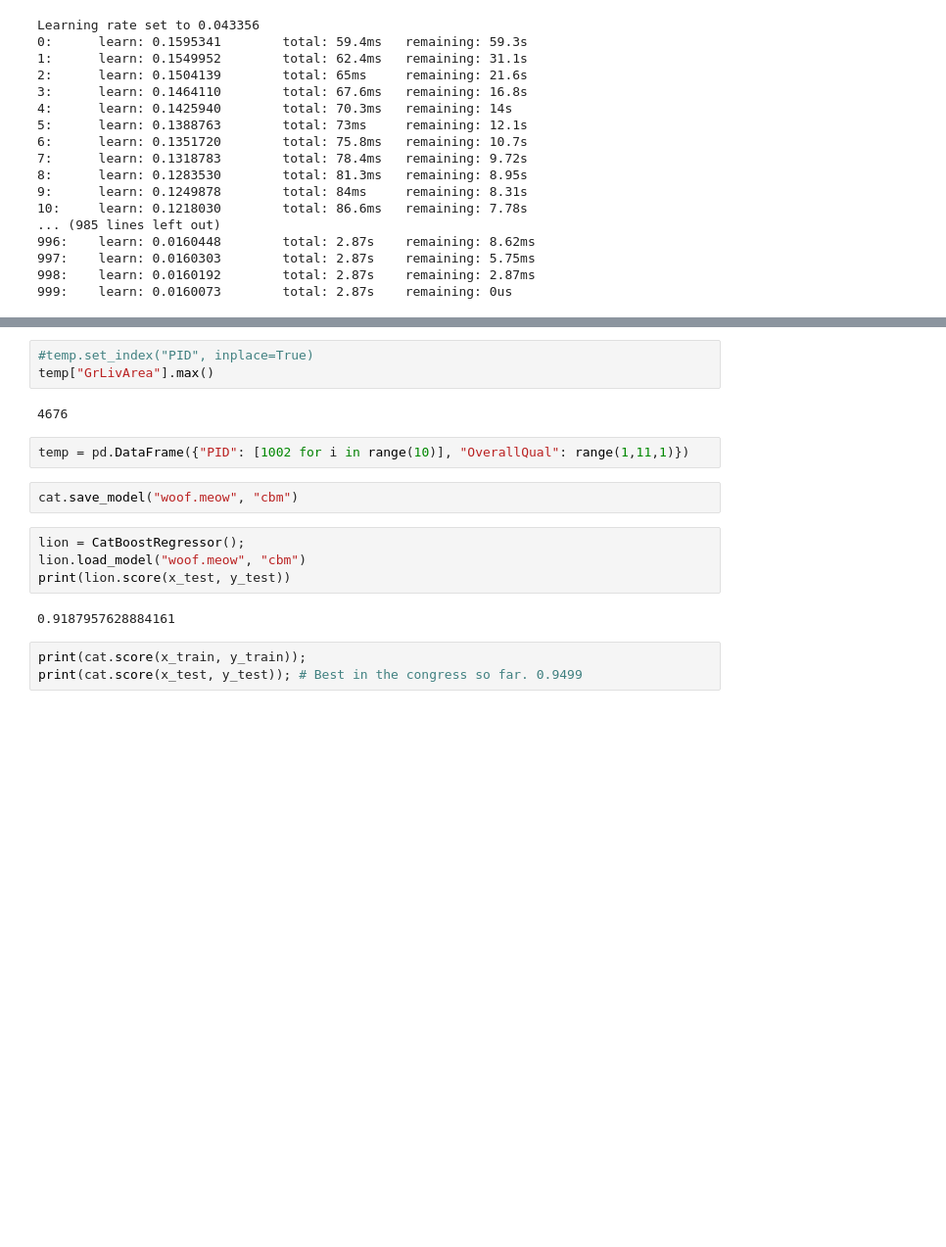
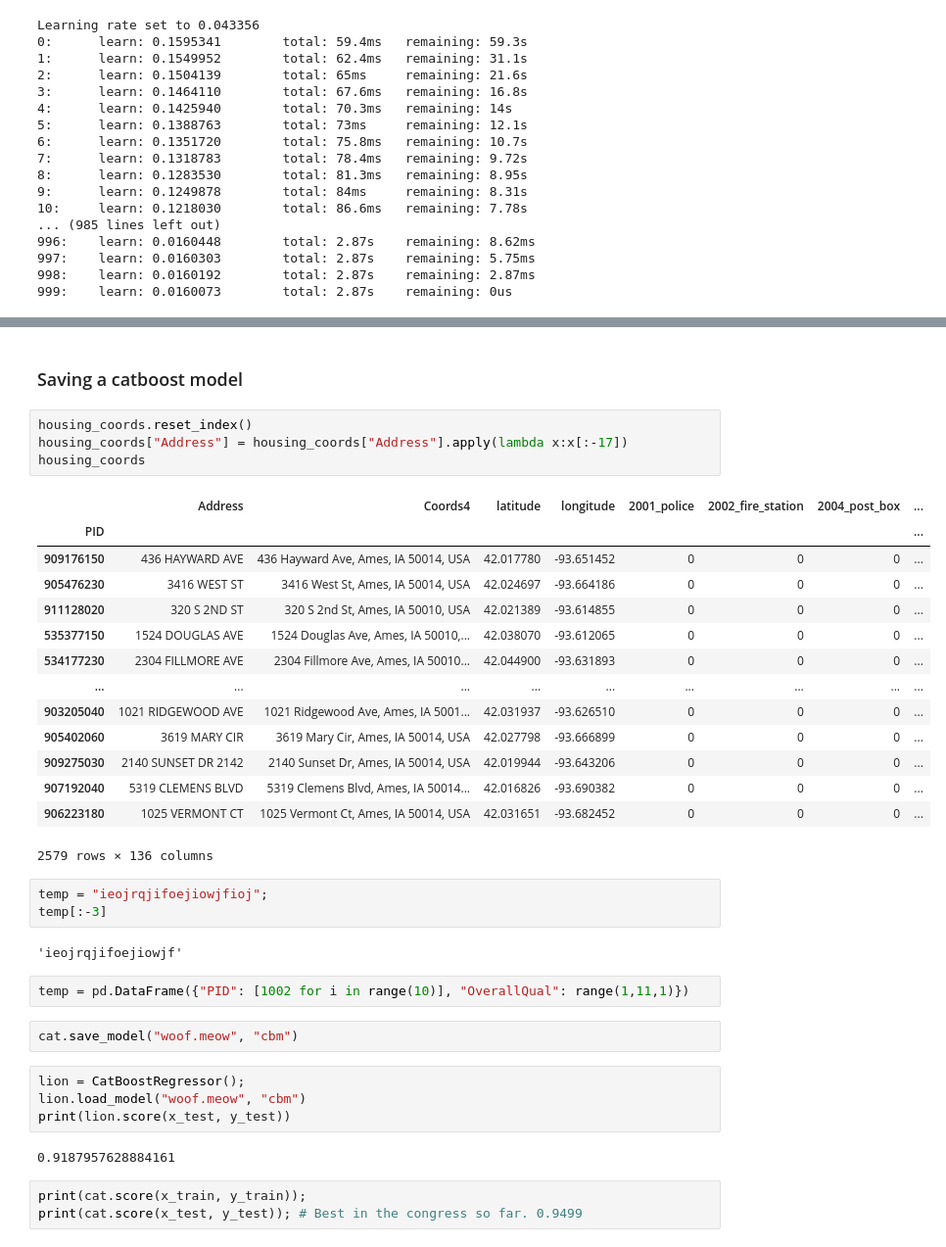
Before and after one commit to kiwymic/operation_goldfish-1, a Jupyter notebook: Hao-Wei/Gradient boosting with vicinity selection_v4.ipynb, the cells around one changed output, grey strips where cells are left out. Shown at 98% size. Drawn from its saved outputs; the diff is of its cells as text; blank space fills up the shorter version.

Commit message:
The last version of ML page using v4 housing data. Will start working on Matt and Mo's finalized dataset.

```diff
--- a/Hao-Wei/Gradient boosting with vicinity selection_v4.ipynb
+++ b/Hao-Wei/Gradient boosting with vicinity selection_v4.ipynb
@@ -310,18 +292,39 @@ housing_coords.reset_index()
-# %%
-#temp.set_index("PID", inplace=True)
-temp["GrLivArea"].max()
-# %% [output]
-4676
-# %%
-temp = pd.DataFrame({"PID": [1002 for i in range(10)], "OverallQual": range(1,11,1)})
-# %%
-cat.save_model("woof.meow", "cbm")
-# %%
-lion = CatBoostRegressor();
-lion.load_model("woof.meow", "cbm")
-print(lion.score(x_test, y_test))
-# %% [output]
-0.9187957628884161
+# %% [markdown]
+### Saving a catboost model
+# %%
+housing_coords.reset_index()
+housing_coords["Address"] = housing_coords["Address"].apply(lambda x:x[:-17])
+housing_coords
+# %% [output]
+|  | Address | Coords4 | latitude | longitude | 2001_police | 2002_fire_station | 2004_post_box | ... |
+| PID |  |  |  |  |  |  |  | ... |
+| 909176150 | 436 HAYWARD AVE | 436 Hayward Ave, Ames, IA 50014, USA | 42.017780 | -93.651452 | 0 | 0 | 0 | ... |
+| 905476230 | 3416 WEST ST | 3416 West St, Ames, IA 50014, USA | 42.024697 | -93.664186 | 0 | 0 | 0 | ... |
+| 911128020 | 320 S 2ND ST | 320 S 2nd St, Ames, IA 50010, USA | 42.021389 | -93.614855 | 0 | 0 | 0 | ... |
+| 535377150 | 1524 DOUGLAS AVE | 1524 Douglas Ave, Ames, IA 50010,... | 42.038070 | -93.612065 | 0 | 0 | 0 | ... |
+| 534177230 | 2304 FILLMORE AVE | 2304 Fillmore Ave, Ames, IA 50010... | 42.044900 | -93.631893 | 0 | 0 | 0 | ... |
+| ... | ... | ... | ... | ... | ... | ... | ... | ... |
+| 903205040 | 1021 RIDGEWOOD AVE | 1021 Ridgewood Ave, Ames, IA 5001... | 42.031937 | -93.626510 | 0 | 0 | 0 | ... |
+| 905402060 | 3619 MARY CIR | 3619 Mary Cir, Ames, IA 50014, USA | 42.027798 | -93.666899 | 0 | 0 | 0 | ... |
+| 909275030 | 2140 SUNSET DR 2142 | 2140 Sunset Dr, Ames, IA 50014, USA | 42.019944 | -93.643206 | 0 | 0 | 0 | ... |
+| 907192040 | 5319 CLEMENS BLVD | 5319 Clemens Blvd, Ames, IA 50014... | 42.016826 | -93.690382 | 0 | 0 | 0 | ... |
+| 906223180 | 1025 VERMONT CT | 1025 Vermont Ct, Ames, IA 50014, USA | 42.031651 | -93.682452 | 0 | 0 | 0 | ... |
+2579 rows × 136 columns
+# %%
+temp = "ieojrqjifoejiowjfioj";
+temp[:-3]
+# %% [output]
+'ieojrqjifoejiowjf'
+# %%
+temp = pd.DataFrame({"PID": [1002 for i in range(10)], "OverallQual": range(1,11,1)})
+# %%
+cat.save_model("woof.meow", "cbm")
+# %%
+lion = CatBoostRegressor();
+lion.load_model("woof.meow", "cbm")
+print(lion.score(x_test, y_test))
+# %% [output]
+0.9187957628884161
 # %%
 print(cat.score(x_train, y_train));
 print(cat.score(x_test, y_test)); # Best in the congress so far. 0.9499
```
Also changed, not shown: parts of 2 cells of this notebook, 1 other file.
